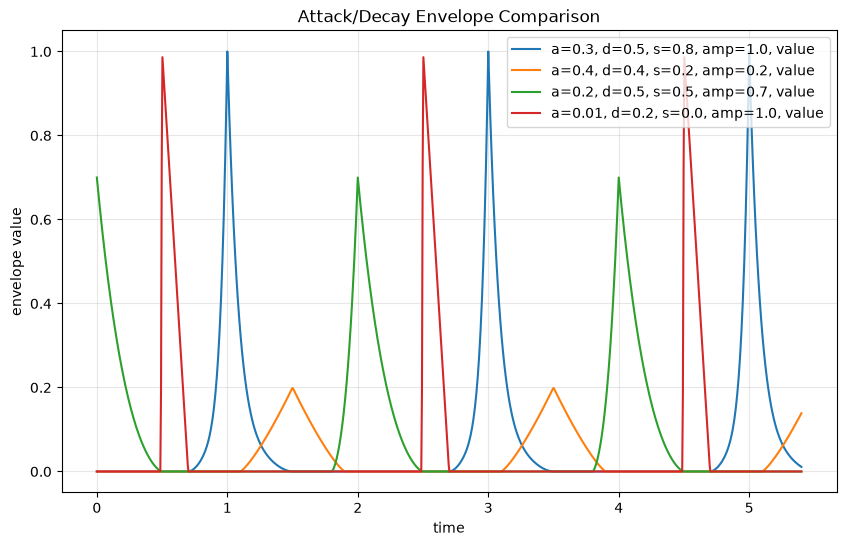
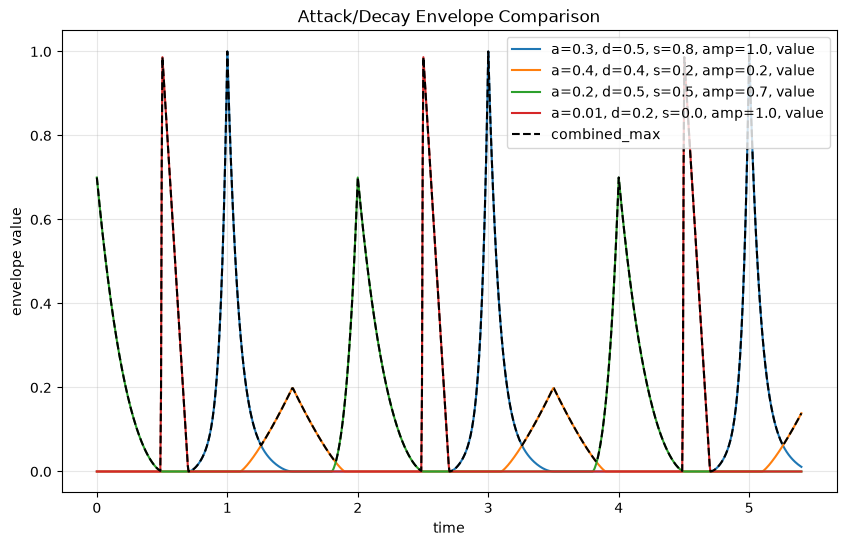
Code edit (unified diff) that turned the first committed figure into the second:
--- before
+++ after
@@ -1,3 +1,3 @@
-from simulations.envelope import EnvelopeStatus, offset_envelopes
+from simulations.envelope import EnvelopeStatus, combine_envelopes_max, offset_envelopes
 
 
@@ -15,4 +15,8 @@
     for t in times
 ]
+combined_values = [
+    combine_envelopes_max(s)
+    for s in offset_values
+]
 samples_per_envelope: list[list[EnvelopeStatus]] = [[] for _ in combos]
 for sample in offset_values:
@@ -22,6 +26,6 @@
 for i, samples in enumerate(samples_per_envelope):
     plt.plot(times, [s.value for s in samples], label=f"{settings_label(combos[i])}, value")
-    #plt.plot(times, [s.time for s in samples], label=f"{settings_label(combo)}, time")
 
+plt.plot(times, combined_values, label="combined_max", linestyle="--", color="black")
 
 plt.xlabel("time")

Commit: Combine envelopes by maximizing them with eachother